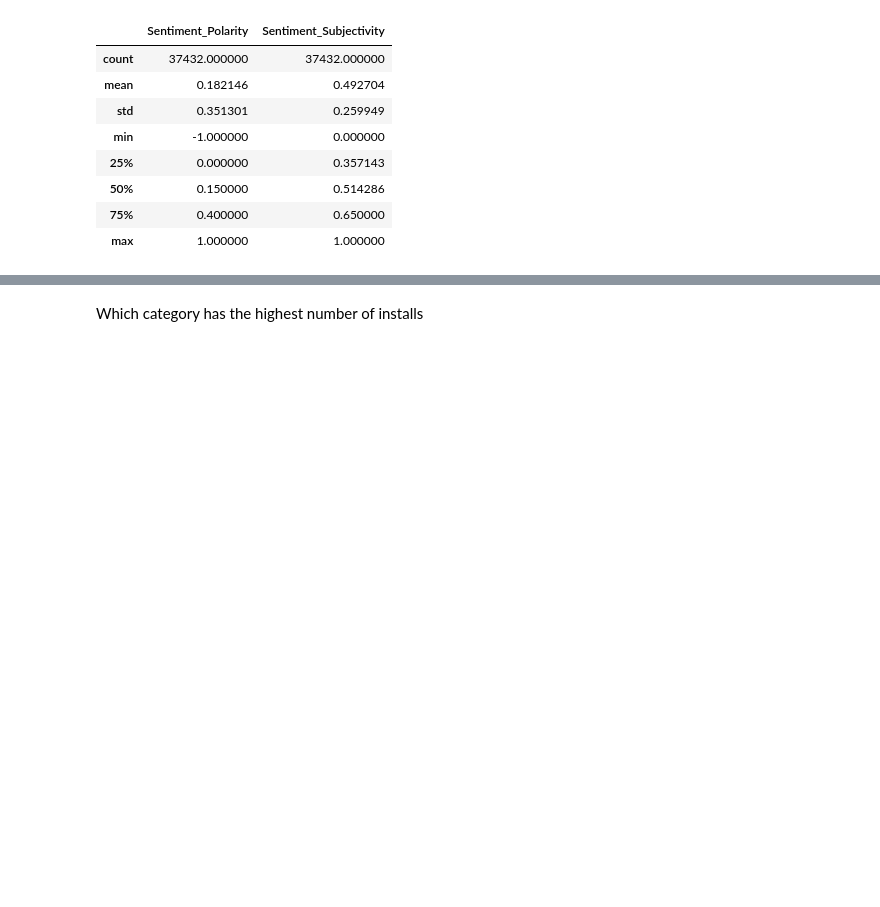
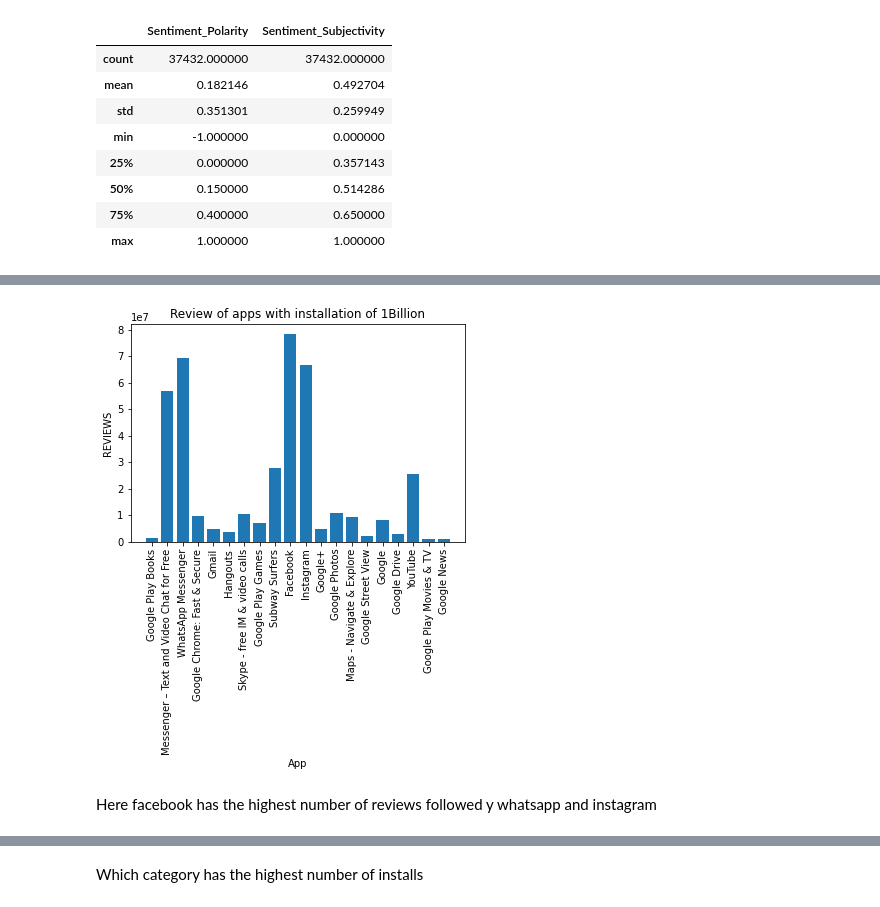
Before and after one commit to sonika-07/Play_Store_App_Review_Analysis, a Jupyter notebook: Playstore_App_Review_Analysis_Capston_Project.ipynb, the cells around one changed output, grey strips where cells are left out. Saved outputs shown, nothing was run; the diff lists cells and outputs as text; code cells hidden in the pictures; blank space fills up the shorter version.

```diff
--- a/Playstore_App_Review_Analysis_Capston_Project.ipynb
+++ b/Playstore_App_Review_Analysis_Capston_Project.ipynb
@@ -526,0 +652,2 @@ df.corr()
+# %%
+app_install_review=df[['App','Reviews']][df['Installs']==1000000000].reset_index(drop=True)
@@ -526,0 +674,11 @@ df.corr()
+# %%
+plt.bar(app_install_review['App'],app_install_review['Reviews'])
+plt.xlabel('App')
+plt.xticks(rotation=90)
+plt.ylabel('REVIEWS')
+plt.title('Review of apps with installation of 1Billion')
+plt.show()
+# %% [output]
+[figure, added]
+# %% [markdown]
+Here facebook has the highest number of reviews followed y whatsapp and instagram
```
Also changed, not shown: parts of 71 cells of this notebook.
